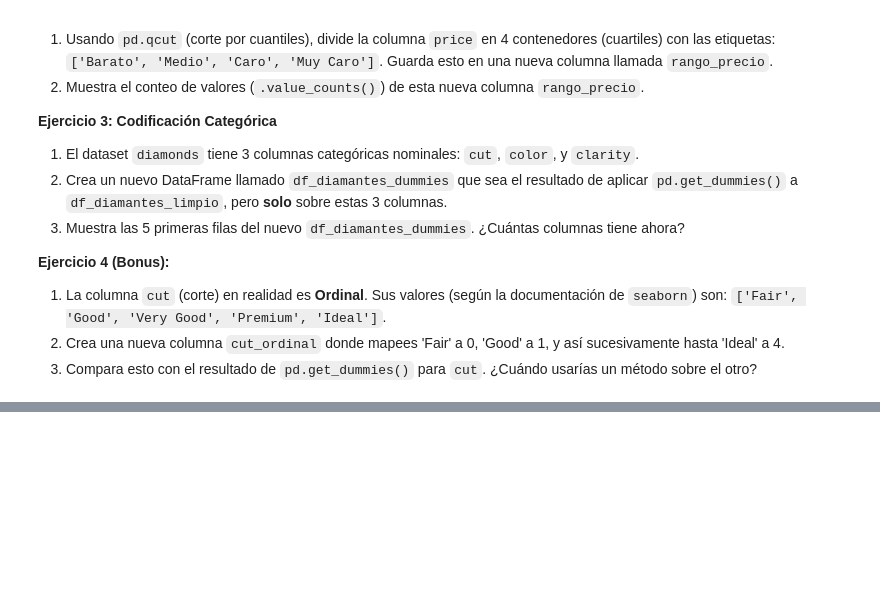
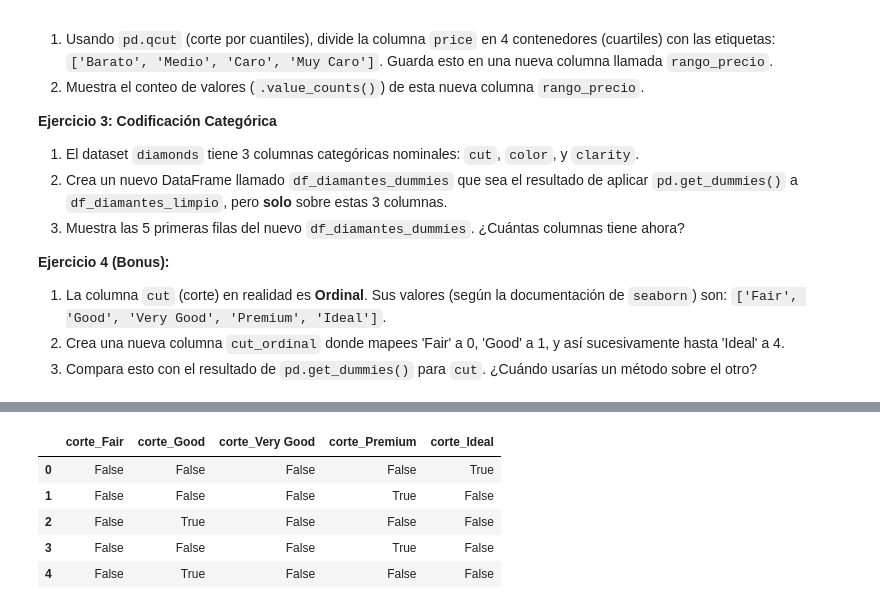
Before and after one commit to jmrodriguez2552/CEDAPY_25_26, a Jupyter notebook: ANALISIS_DATOS_PYTHON/NOTEBOOKS/5101_UT-3_Limpieza_y_estandarizacion.ipynb, the cells around one changed output, grey strips where cells are left out. Saved outputs shown, nothing was run; the diff lists cells and outputs as text; code cells hidden in the pictures; blank space fills up the shorter version.

```diff
--- a/ANALISIS_DATOS_PYTHON/NOTEBOOKS/5101_UT-3_Limpieza_y_estandarizacion.ipynb
+++ b/ANALISIS_DATOS_PYTHON/NOTEBOOKS/5101_UT-3_Limpieza_y_estandarizacion.ipynb
@@ -673,0 +777,9 @@ df_final.head()
+# %%
+df_diamantes_dummies[['corte_Fair', 'corte_Good', 'corte_Very Good', 'corte_Premium', 'corte_Ideal']].head()
+# %% [output]
+|  | corte_Fair | corte_Good | corte_Very Good | corte_Premium | corte_Ideal |
+| 0 | False | False | False | False | True |
+| 1 | False | False | False | True | False |
+| 2 | False | True | False | False | False |
+| 3 | False | False | False | True | False |
+| 4 | False | True | False | False | False |
```
Also changed, not shown: parts of 8 cells of this notebook.
